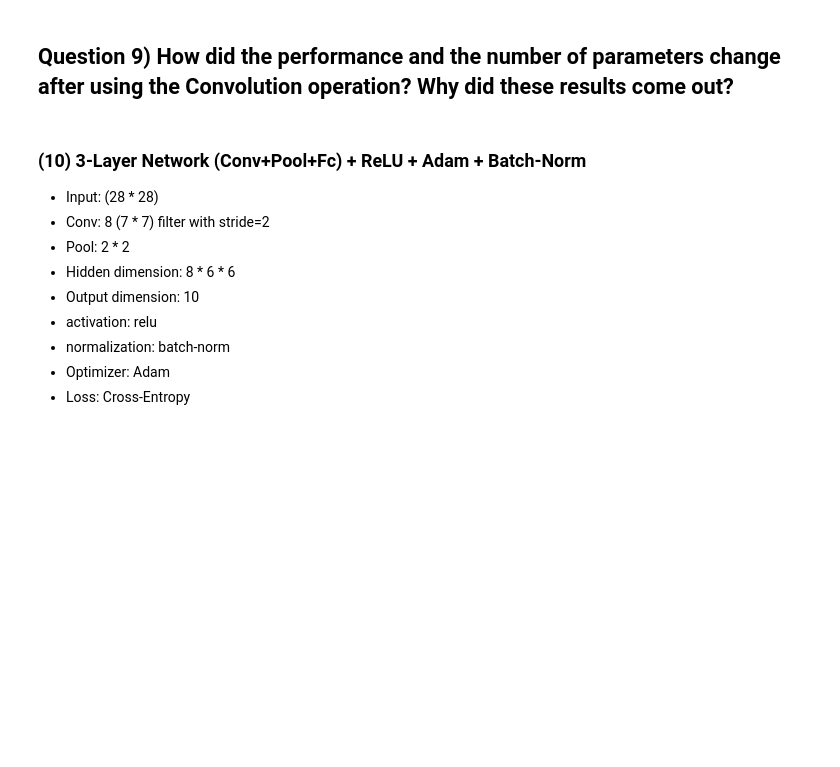
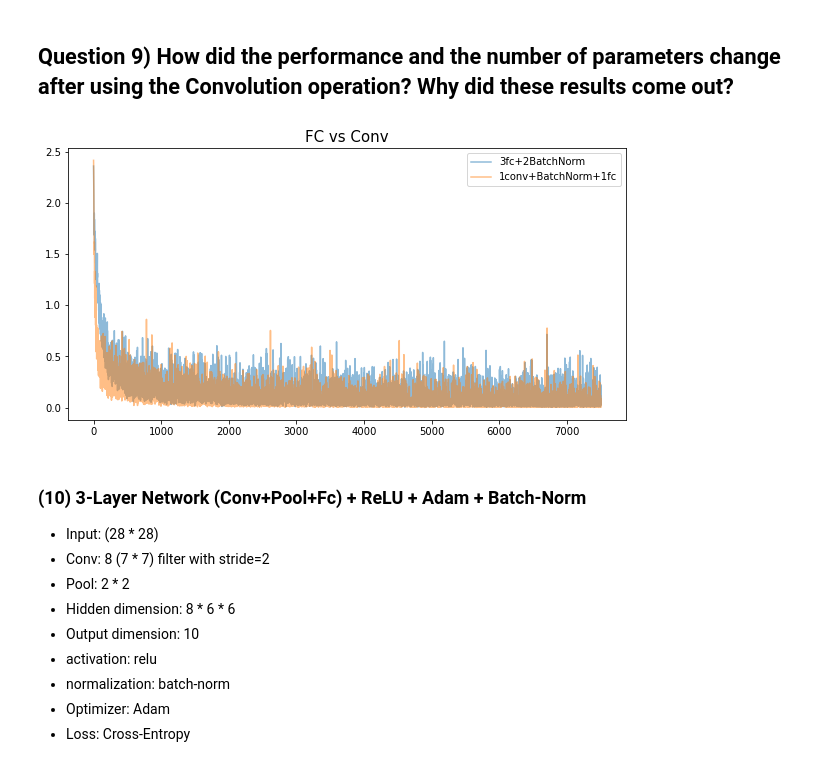
Before and after one commit to Seong-JiHyeon/ComputerVision-Learning, a Jupyter notebook: KAIST_AI604/pytorch tutorial for CV/hw1-1(assn).ipynb, the cells around one changed output. Cells and saved outputs as stored; diff of their text form; code cells hidden in the pictures; blank space fills up the shorter version.

```diff
--- a/KAIST_AI604/pytorch tutorial for CV/hw1-1(assn).ipynb
+++ b/KAIST_AI604/pytorch tutorial for CV/hw1-1(assn).ipynb
@@ -648,2 +723,0 @@ optimizer = optim.Adam(mnist_net.parameters(), lr=0.001)
-# %%
-train_network(mnist_net,optimizer,trainDataLoader)
@@ -704,5 +799,5 @@ trainer = Trainer(trainloader = trainDataLoader,
                   criterion = criterion,
                   optimizer = optimizer)
 # %%
-trainer.train(epoch = 4)
+loss9 = trainer.train(epoch = 4)
 # %% [output]
@@ -730,5 +826,16 @@ NameError: name 'count_parameters' is not defined
 # %% [markdown]
 ## Question 9) How did the performance and the number of parameters change after using the Convolution operation? Why did these results come out?
+# %%
+plt.figure(figsize=(10,5))
+labels = ['3fc+2BatchNorm', '1conv+BatchNorm+1fc']
+losses = [loss8, loss9]
+for i in range(2):
+    plt.plot(losses[i], alpha=.5, label=labels[i])
+plt.legend()
+plt.title("FC vs Conv", fontsize=15)
+plt.show()
+# %% [output]
+[figure, added]
 # %% [markdown]
 ### (10) 3-Layer Network (Conv+Pool+Fc) + ReLU + Adam + Batch-Norm
 
```
Also changed, not shown: parts of 55 cells of this notebook, 4 other files.
